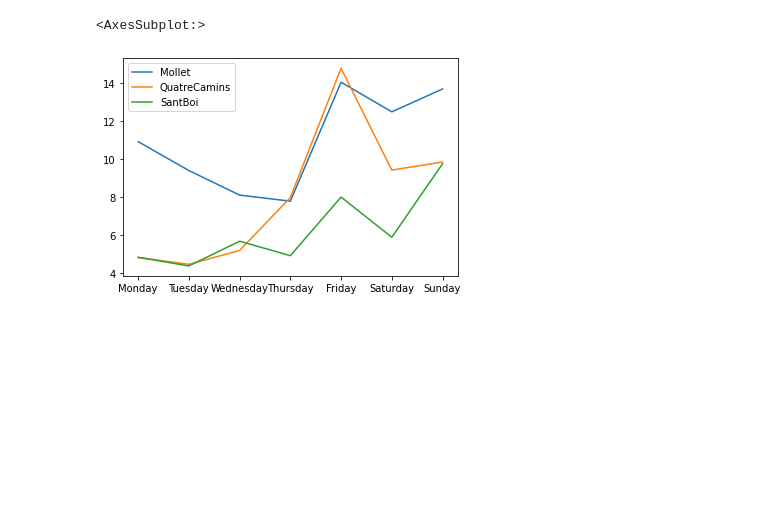
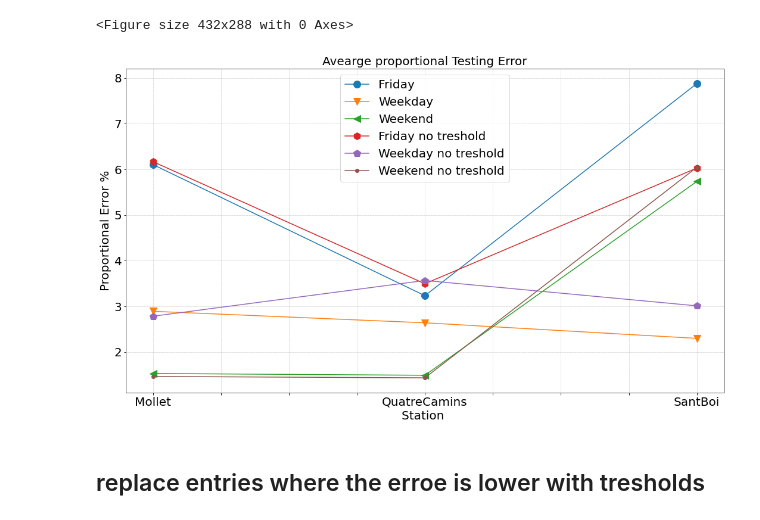
Before and after one commit to aig-upf/car-park, a Jupyter notebook: errorplots.ipynb, the cells around one changed output. Cells and saved outputs as stored; diff of their text form; code cells hidden in the pictures; blank space fills up the shorter version.

```diff
--- a/errorplots.ipynb
+++ b/errorplots.ipynb
@@ -70,0 +214,14 @@ dfTh_meanT.plot()
+# %%
+fsize=20
+markers=['o','v','<']
+plt.figure();
+ax = df_meanT[['Mollet','QuatreCamins','SantBoi']].plot(figsize=(18,10), marker='.', markersize=12);
+for i, line in enumerate(ax.get_lines()):
+    line.set_marker(markers[i])
+plt.title("Avearge proportional Testing Error", fontsize=fsize)
+plt.ylabel("Proportional Error %",fontsize=fsize);
+plt.xlabel("Day of the week",fontsize=fsize);
+plt.yticks(fontsize=fsize);
+plt.xticks(fontsize=fsize);
+plt.grid(linestyle='dotted', linewidth='0.5', color='grey')
+plt.legend(fontsize=fsize, loc="best")
@@ -70,0 +232,6 @@ dfTh_meanT.plot()
+# %%
+dfTh_meanTcomb=dfTh_meanT.copy()
+dfTh_meanTcomb.loc['Weekday']=dfTh_meanTcomb.loc[['Monday','Tuesday','Wednesday','Thursday']].mean()
+dfTh_meanTcomb.drop(['Monday','Tuesday','Wednesday','Thursday'], inplace = True)
+dfTh_meanTcomb.loc['Weekend']=dfTh_meanTcomb.loc[['Saturday','Sunday']].mean()
+dfTh_meanTcomb.drop(['Saturday','Sunday'], inplace = True)
@@ -70,0 +244,5 @@ dfTh_meanT.plot()
+# %%
+df_meanTcomb_noTh.rename(index = {"Friday": "Friday no treshold",
+                                  "Weekday":"Weekday no treshold",
+                                  "Weekend":"Weekend no treshold"},
+                                 inplace = True)
@@ -70,0 +268,2 @@ dfTh_meanT.plot()
+# %%
+dfTh_mean_concat=pd.concat([dfTh_meanTcomb, df_meanTcomb_noTh])
@@ -71,5 +280,21 @@ dfTh_meanT.plot()
+# %%
+#dfTh_meanT.plot(figsize=(18,10))
+markers=['o','v','<','h','p','.']
+plt.figure();
+ax = dfTh_mean_concat.T.plot(figsize=(18,10), marker='.', markersize=12);
+for i, line in enumerate(ax.get_lines()):
+    line.set_marker(markers[i])
+plt.title("Avearge proportional Testing Error", fontsize=fsize)
+plt.ylabel("Proportional Error %",fontsize=fsize);
+plt.xlabel("Station ",fontsize=fsize);
+plt.yticks(fontsize=fsize);
+plt.xticks(fontsize=fsize);
+plt.grid(linestyle='dotted', linewidth='0.5', color='grey')
+plt.legend(fontsize=fsize, loc="best");
+# %% [output]
+<Figure size 432x288 with 0 Axes>
+[figure, added]
+# %% [markdown]
+## replace entries where the erroe is lower with tresholds
 # %%
-df_meanT[['Mollet','QuatreCamins','SantBoi']].plot()
+ix=df_meanTcomb[['Mollet','QuatreCamins','SantBoi']]>dfTh_meanTcomb
-# %% [output]
-<AxesSubplot:>
-[figure, removed]
```
Also changed, not shown: parts of 33 cells of this notebook, 2 other files.
